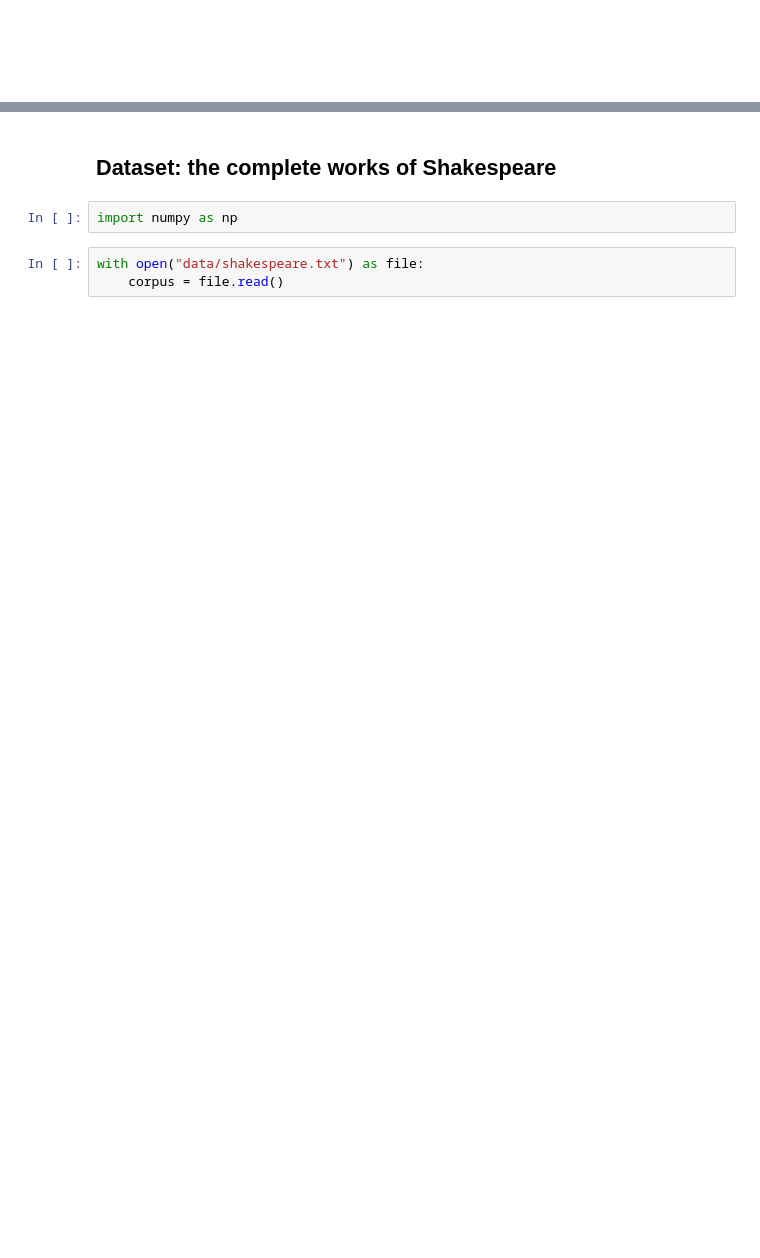
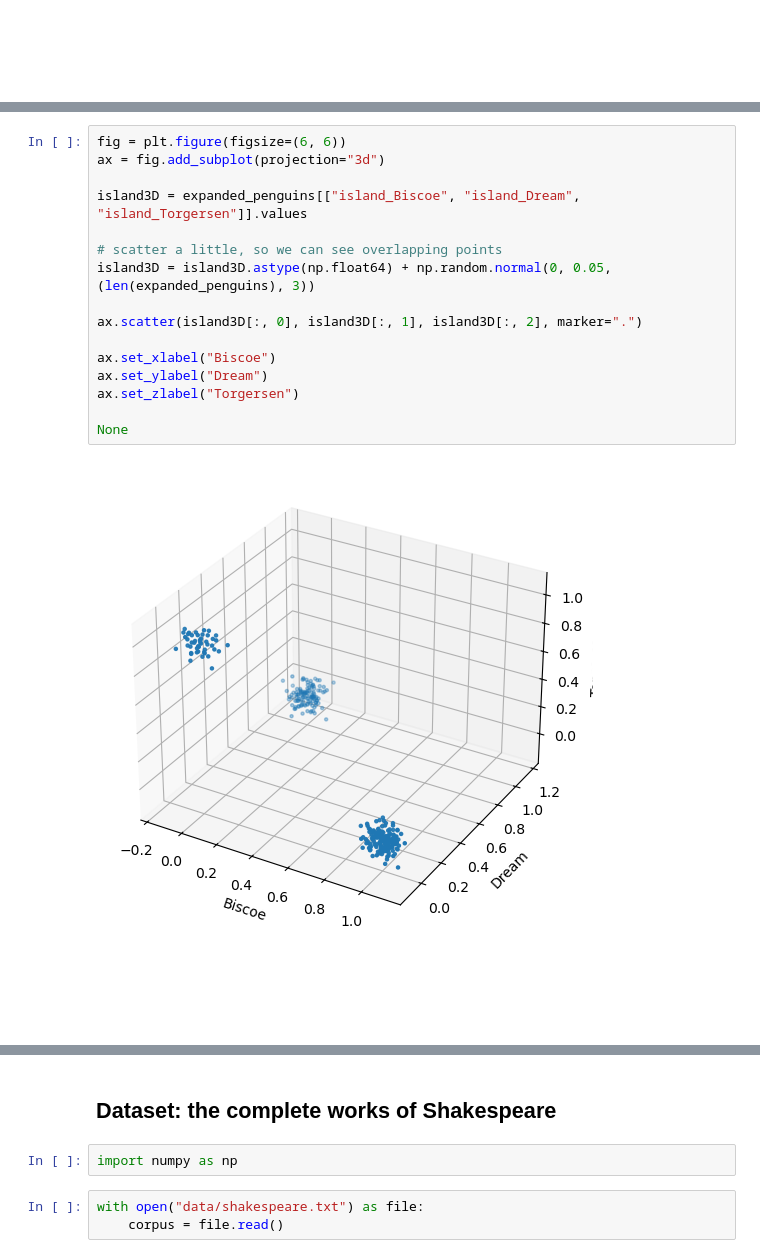
Before and after one commit to jpivarski-talks/2025-07-12-scipy-teen-track, a Jupyter notebook: site/files/09-shakespeare.ipynb, the cells around one changed output, grey strips where cells are left out. Cells and saved outputs as stored; diff of their text form; blank space fills up the shorter version.

```diff
--- a/site/files/09-shakespeare.ipynb
+++ b/site/files/09-shakespeare.ipynb
@@ -10,0 +249,20 @@
+# %%
+fig = plt.figure(figsize=(6, 6))
+ax = fig.add_subplot(projection="3d")
+
+island3D = expanded_penguins[["island_Biscoe", "island_Dream", "island_Torgersen"]].values
+
+# scatter a little, so we can see overlapping points
+island3D = island3D.astype(np.float64) + np.random.normal(0, 0.05, (len(expanded_penguins), 3))
+
+ax.scatter(island3D[:, 0], island3D[:, 1], island3D[:, 2], marker=".")
+
+ax.set_xlabel("Biscoe")
+ax.set_ylabel("Dream")
+ax.set_zlabel("Torgersen")
+
+None
+# %% [output]
+[figure, added]
+# %% [markdown]
+<br><br><br>
```
Also changed, not shown: parts of 39 cells of this notebook.
